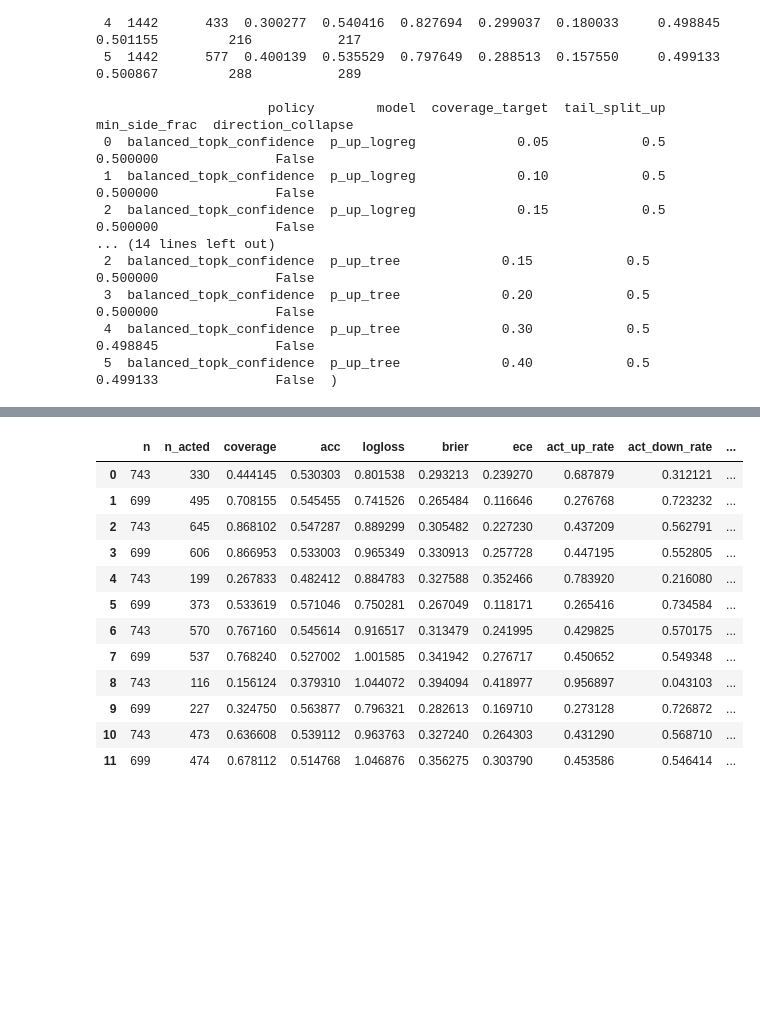
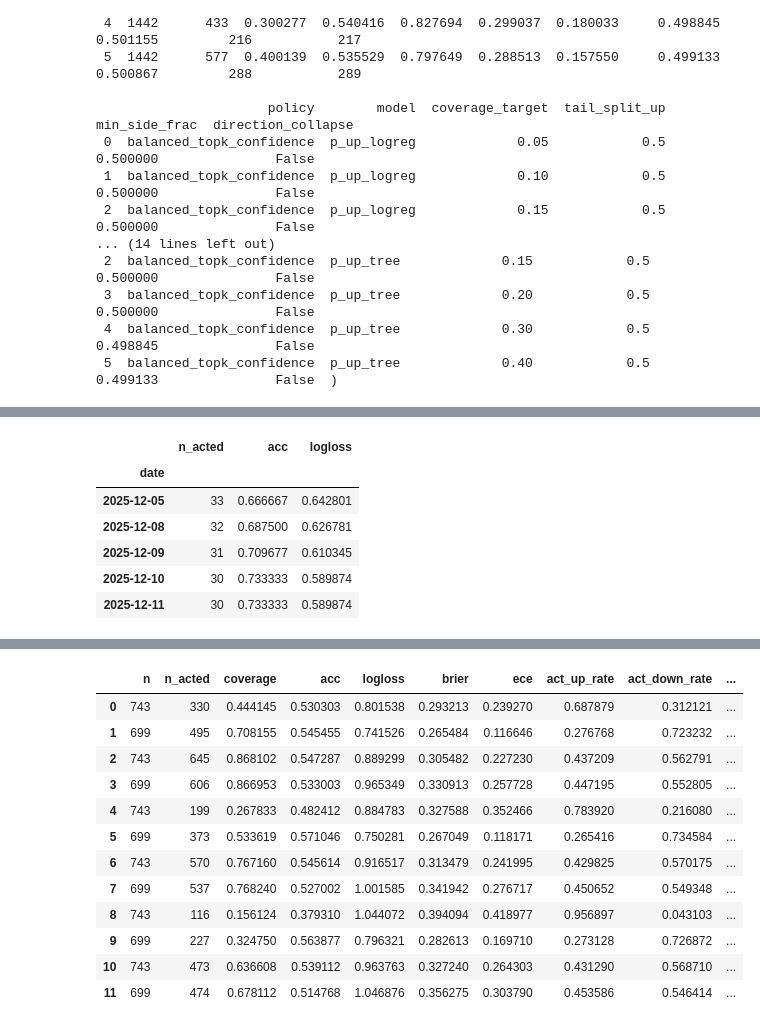
Before and after one commit to rafachan3/FX-Rate-Forecasting-Pipeline, a Jupyter notebook: notebooks/06_decision_policy_confidence_gating.ipynb, the cells around one changed output, grey strips where cells are left out. Cells and saved outputs as stored; diff of their text form; code cells hidden in the pictures; blank space fills up the shorter version.

```diff
--- a/notebooks/06_decision_policy_confidence_gating.ipynb
+++ b/notebooks/06_decision_policy_confidence_gating.ipynb
@@ -539,0 +656,45 @@ Wrote: /Users/ianvicente/Desktop/FX-Rate-Forecasting-Pipeline/outputs/decision_p
+# %%
+from sklearn.metrics import accuracy_score, log_loss
+
+WINDOW = 252  # ~1Y business days
+
+def rolling_metrics(df_pred: pd.DataFrame, p_col: str, act: pd.Series, window: int = 252, min_acted: int = 30) -> pd.DataFrame:
+    y = df_pred["y_true"].astype(int)
+    p = df_pred[p_col]
+
+    idx = df_pred.index
+    rows = []
+
+    for i in range(window, len(idx) + 1):
+        sl = idx[i - window:i]
+        a = act.loc[sl]
+        mask = a != 0
+
+        n_act = int(mask.sum())
+        if n_act < min_acted:
+            rows.append({"date": sl[-1], "n_acted": n_act, "acc": np.nan, "logloss": np.nan})
+            continue
+
+        y_a = y.loc[sl][mask].values
+        p_a = p.loc[sl][mask].values
+        yhat = (a.loc[sl][mask].values == 1).astype(int)
+
+        rows.append({
+            "date": sl[-1],
+            "n_acted": n_act,
+            "acc": float(accuracy_score(y_a, yhat)),
+            "logloss": float(log_loss(y_a, np.c_[1 - p_a, p_a], labels=[0, 1])),
+        })
+
+    return pd.DataFrame(rows).set_index("date")
+
+roll = rolling_metrics(df_pred, MODEL_COL, act, window=WINDOW, min_acted=30)
+roll.tail()
+# %% [output]
+|  | n_acted | acc | logloss |
+| date |  |  |  |
+| 2025-12-05 | 33 | 0.666667 | 0.642801 |
+| 2025-12-08 | 32 | 0.687500 | 0.626781 |
+| 2025-12-09 | 31 | 0.709677 | 0.610345 |
+| 2025-12-10 | 30 | 0.733333 | 0.589874 |
+| 2025-12-11 | 30 | 0.733333 | 0.589874 |
```
Also changed, not shown: parts of 11 cells of this notebook.
